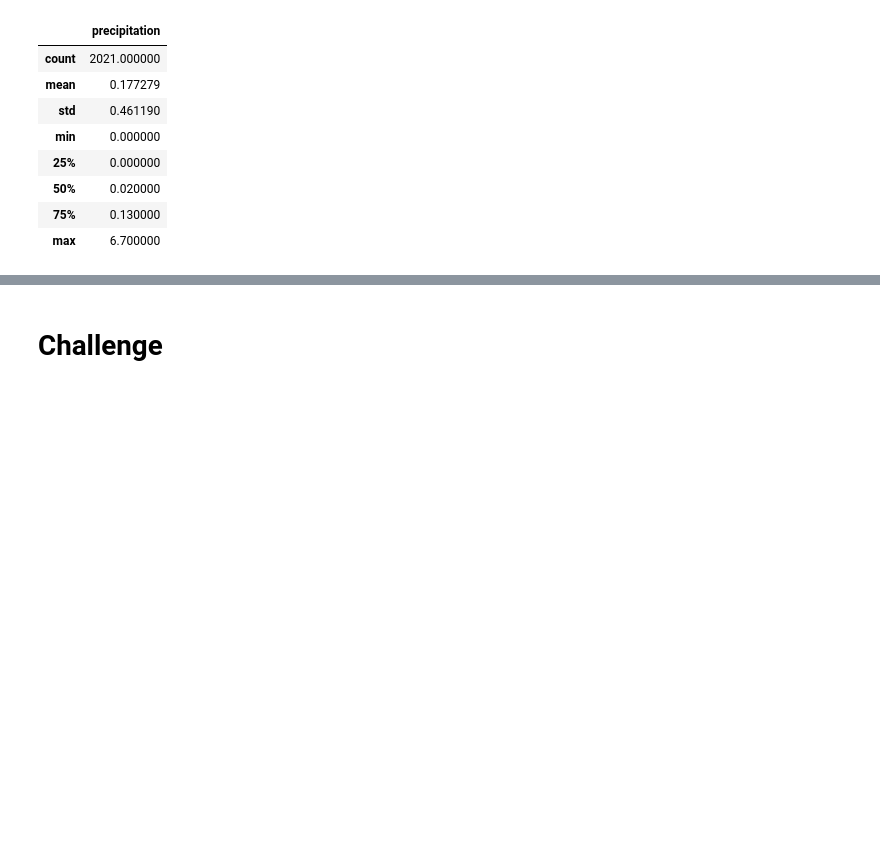
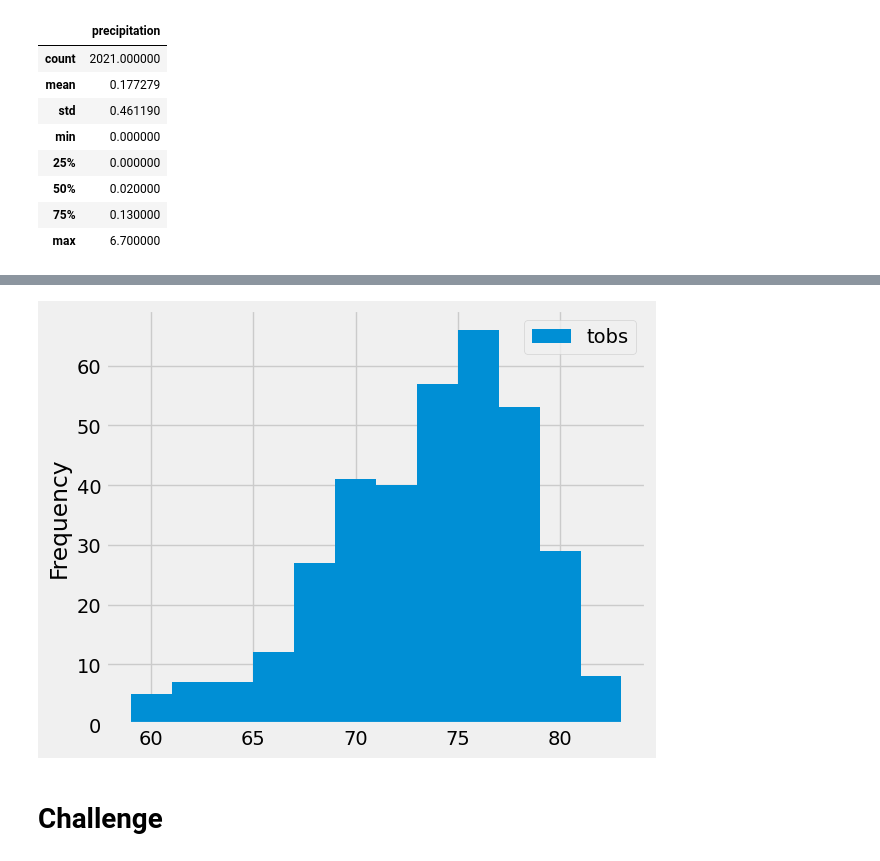
Before and after one commit to RyanDevillier/Surfs_Up, a Jupyter notebook: climate_analysis.ipynb, the cells around one changed output, grey strips where cells are left out. Saved outputs shown, nothing was run; the diff lists cells and outputs as text; code cells hidden in the pictures; blank space fills up the shorter version.

Commit message:
Adding updated climate_analysis file with a histogram of temperature data.

```diff
--- a/climate_analysis.ipynb
+++ b/climate_analysis.ipynb
@@ -88,0 +108,12 @@ df.describe()
+# %%
+# Getting all the temperature observations from the station that produced the most temperature observations
+# between August 23rd 2016 - August 23rd 2017
+results = session.query(Measurement.tobs).\
+filter(Measurement.station == 'USC00519281').\
+filter(Measurement.date >= prev_year).all()
+
+print(results)
+# %%
+# Converting temperature data above into a DataFrame to make it easier to read
+df = pd.DataFrame(results, columns = ["tobs"])
+print(df)
@@ -89,6 +135,10 @@ df.describe()
 # %%
 # Choose the station with the highest number of temperature observations.
 # Query the last 12 months of temperature observation data for this station and plot the results as a histogram
+df.plot.hist(bins=12)
+plt.tight_layout()
+# %% [output]
+[figure, added]
 # %%
 # Write a function called `calc_temps` that will accept start date and end date in the format '%Y-%m-%d'
 # and return the minimum, average, and maximum temperatures for that range of dates
```
Also changed, not shown: parts of 4 cells of this notebook.
